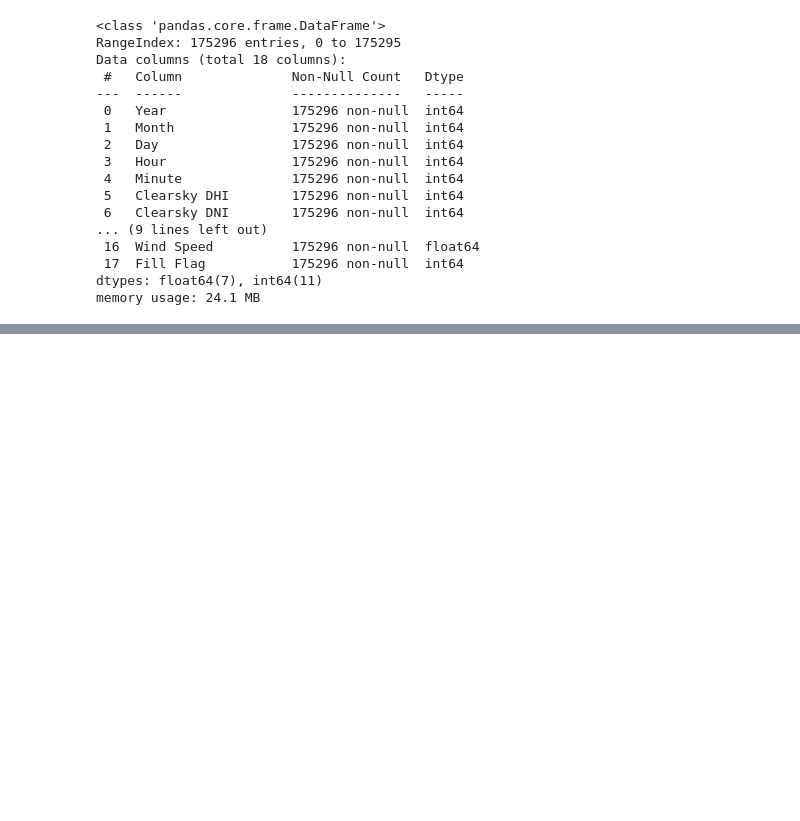
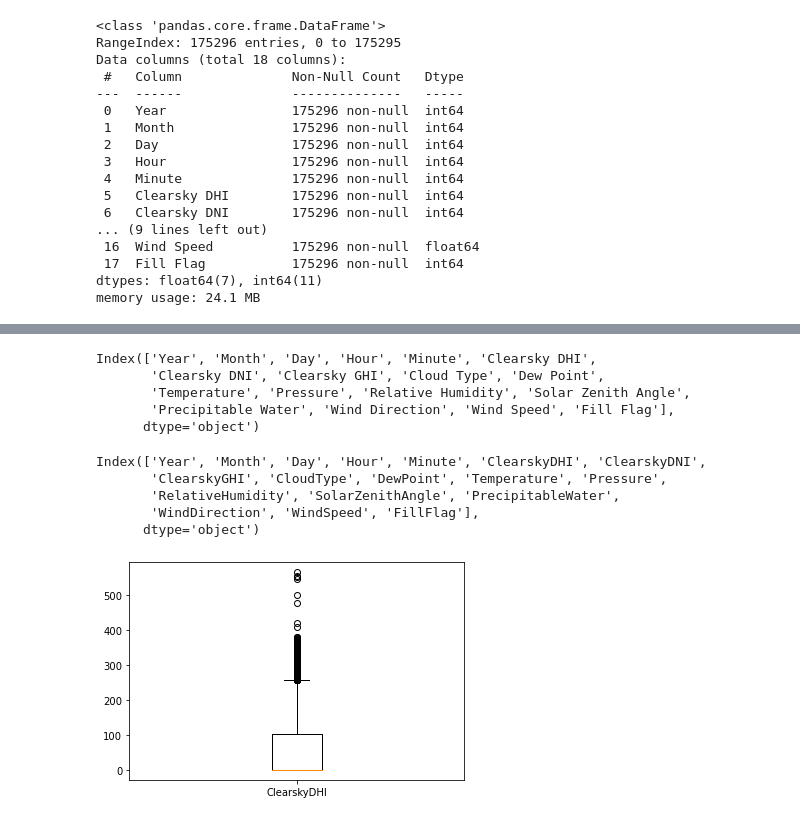
Before and after one commit to AniketBahukhandi/machine-learning-slog-solutions, a Jupyter notebook: Untitled Folder/homework.ipynb, the cells around one changed output, grey strips where cells are left out. Drawn from its saved outputs; the diff is of its cells as text; code cells hidden in the pictures; blank space fills up the shorter version.

```diff
--- a/Untitled Folder/homework.ipynb
+++ b/Untitled Folder/homework.ipynb
@@ -49,5 +49,26 @@ df.describe()
 | 50% | 2013.500000 | 7.000000 | 16.000000 | 11.500000 | 15.000000 | 0.000000 | 0.000000 | 0.000000 | 1.000000 | ... |
 | 75% | 2016.000000 | 10.000000 | 23.000000 | 17.250000 | 30.000000 | 103.000000 | 736.000000 | 535.000000 | 6.000000 | ... |
 | max | 2018.000000 | 12.000000 | 31.000000 | 23.000000 | 30.000000 | 565.000000 | 1040.000000 | 1063.000000 | 10.000000 | ... |
+# %%
+df.columns
+# %% [output]
+Index(['Year', 'Month', 'Day', 'Hour', 'Minute', 'Clearsky DHI',
+       'Clearsky DNI', 'Clearsky GHI', 'Cloud Type', 'Dew Point',
+       'Temperature', 'Pressure', 'Relative Humidity', 'Solar Zenith Angle',
+       'Precipitable Water', 'Wind Direction', 'Wind Speed', 'Fill Flag'],
+      dtype='object')
+# %%
+df.columns=df.columns.str.replace(' ','')
+# %%
+df.columns
+# %% [output]
+Index(['Year', 'Month', 'Day', 'Hour', 'Minute', 'ClearskyDHI', 'ClearskyDNI',
+       'ClearskyGHI', 'CloudType', 'DewPoint', 'Temperature', 'Pressure',
+       'RelativeHumidity', 'SolarZenithAngle', 'PrecipitableWater',
+       'WindDirection', 'WindSpeed', 'FillFlag'],
+      dtype='object')
 # %%
-plt.boxplt(list(df.))
+plt.boxplot(list(df.ClearskyDHI),labels=["ClearskyDHI"])
+plt.show()
+# %% [output]
+[figure, added]
```
Also changed, not shown: parts of 3 cells of this notebook, 1 other file.
